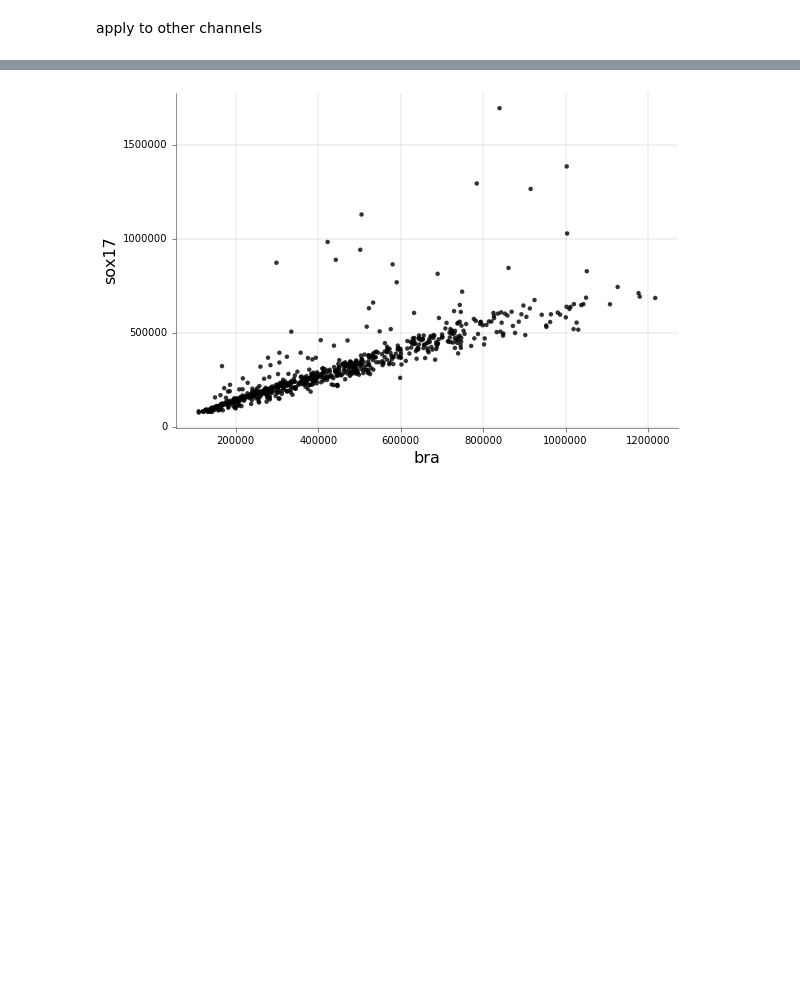
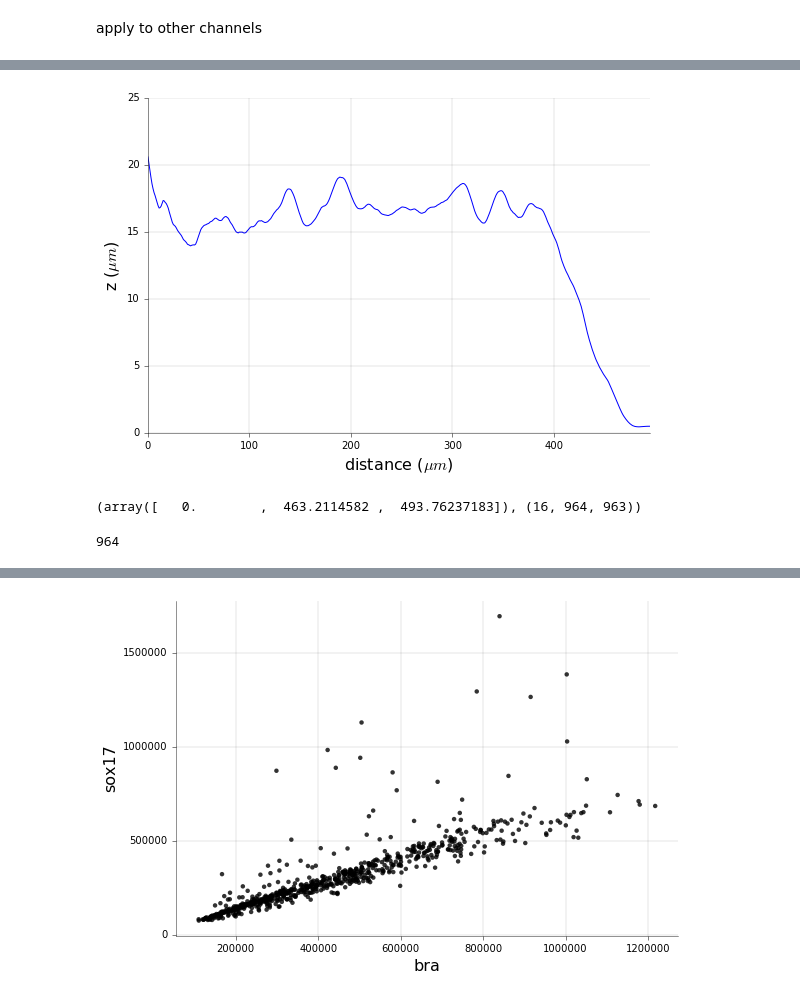
Before and after one commit to jjmetzger/stemcell_segmentation, a Jupyter notebook: watershed3d.ipynb, the cells around one changed output, grey strips where cells are left out. Cells and saved outputs as stored; diff of their text form; code cells hidden in the pictures; blank space fills up the shorter version.

```diff
--- a/watershed3d.ipynb
+++ b/watershed3d.ipynb
@@ -113,0 +121,13 @@ watershed3d.dot_plot(w, 'sox2', colormap_cutoff=0.25)
+# %%
+reload(watershed3d)
+watershed3d.radial_z_height(w, z_scale=3.);
+# %% [output]
+[figure, added]
+# %%
+w.center,w.image_stack.shape
+# %% [output]
+(array([   0.        ,  463.2114582 ,  493.76237183]), (16, 964, 963))
+# %%
+int(w.image_stack.shape[1])
+# %% [output]
+964
```
Also changed, not shown: parts of 13 cells of this notebook, 1 other file.
